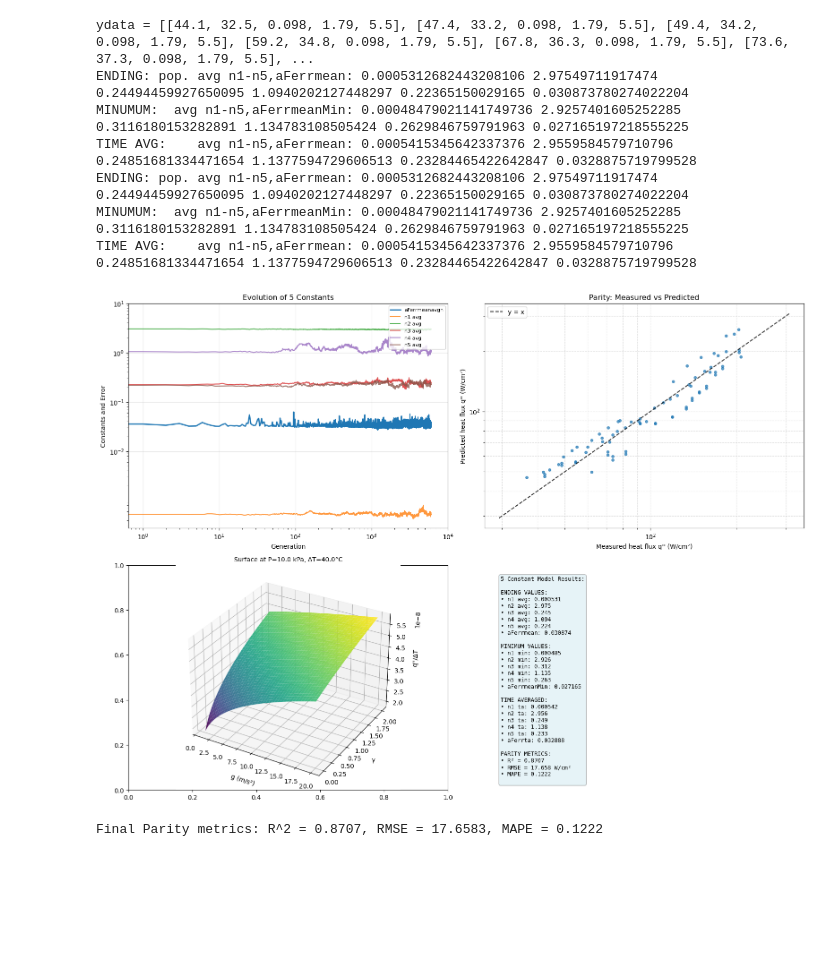
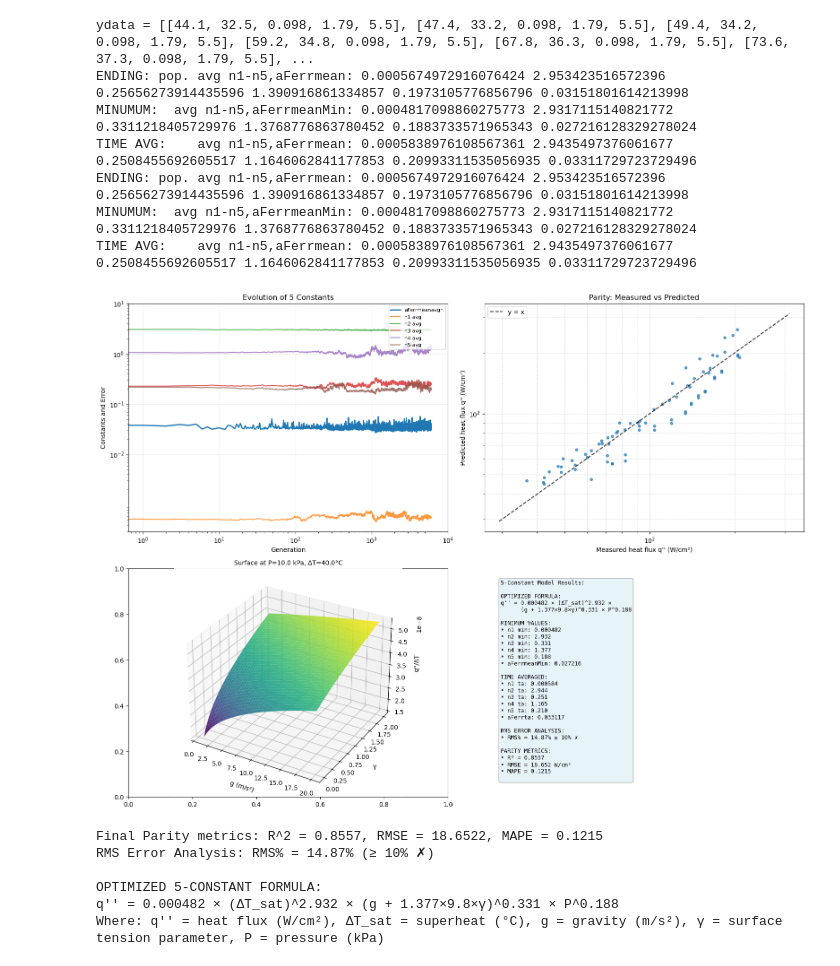
Before and after one commit to FieldDiTian/Mac_workplace, a Jupyter notebook: ml/Project1_3.ipynb, the cells around one changed output. Drawn from its saved outputs; the diff is of its cells as text; code cells hidden in the pictures; blank space fills up the shorter version.

```diff
--- a/ml/Project1_3.ipynb
+++ b/ml/Project1_3.ipynb
@@ -372,12 +372,15 @@ for i in range(ND):
 y_true = np.array(qppdata, dtype=float)
 y_pred = np.array(qpppred, dtype=float)
 
-# compute simple statistics: R^2, RMSE, MAPE
+# compute simple statistics: R^2, RMSE, MAPE, and RMS%
 ss_res = np.sum((y_true - y_pred)**2)
 ss_tot = np.sum((y_true - np.mean(y_true))**2)
 R2 = 1.0 - ss_res/ss_tot if ss_tot != 0 else float('nan')
 RMSE = np.sqrt(np.mean((y_true - y_pred)**2))
 MAPE = np.mean(np.abs((y_true - y_pred)/y_true))
+
+# Compute RMS percentage error for ±10% comparison
+RMS_percent = np.sqrt(np.mean(((y_pred - y_true) / y_true) ** 2)) * 100
 
 # Create comprehensive 2x2 subplot analysis
 plt.rcParams.update({'font.size': 10})
@@ -434,13 +437,9 @@ ax_3d.set_title(f"Surface at P={P_fixed} kPa, ΔT={DD_fixed}°C", fontsize=10)
 axs[1, 1].axis('off')
 results_text = f"""5-Constant Model Results:
 
-ENDING VALUES:
-• n1 avg: {n1avg[k]:.6f}
-• n2 avg: {n2avg[k]:.3f}
-• n3 avg: {n3avg[k]:.3f}
-• n4 avg: {n4avg[k]:.3f}
-• n5 avg: {n5avg[k]:.3f}
-• aFerrmean: {aFerrmeanavgn[k]:.6f}
+OPTIMIZED FORMULA:
+q'' = {n1min:.6f} × (ΔT_sat)^{n2min:.3f} ×
+      (g + {n4min:.3f}×9.8×γ)^{n3min:.3f} × P^{n5min:.3f}
 
 MINIMUM VALUES:
 • n1 min: {n1min:.6f}
@@ -448,38 +447,51 @@ MINIMUM VALUES:
 • n3 min: {n3min:.3f}
 • n4 min: {n4min:.3f}
 • n5 min: {n5min:.3f}
 • aFerrmeanMin: {aFerrmeanavgnMin:.6f}
 
 TIME AVERAGED:
 • n1 ta: {n1ta:.6f}
 • n2 ta: {n2ta:.3f}
 • n3 ta: {n3ta:.3f}
 • n4 ta: {n4ta:.3f}
 • n5 ta: {n5ta:.3f}
 • aFerrta: {aFerrta:.6f}
 
+RMS ERROR ANALYSIS:
+• RMS% = {RMS_percent:.2f}% {'< 10% ✓' if RMS_percent < 10 else '≥ 10% ✗'}
+
 PARITY METRICS:
 • R² = {R2:.4f}
 • RMSE = {RMSE:.3f} W/cm²
 • MAPE = {MAPE:.4f}
 """
 axs[1, 1].text(0.05, 0.95, results_text, transform=axs[1, 1].transAxes,
                fontsize=9, verticalalignment='top', fontfamily='monospace',
                bbox=dict(boxstyle="round,pad=0.3", facecolor="lightblue", alpha=0.3))
 
 plt.tight_layout()
 plt.show()
 
 print(f"Final Parity metrics: R^2 = {R2:.4f}, RMSE = {RMSE:.4f}, MAPE = {MAPE:.4f}")
+print(f"RMS Error Analysis: RMS% = {RMS_percent:.2f}% ({'< 10% ✓' if RMS_percent < 10 else '≥ 10% ✗'})")
+print()
+print("OPTIMIZED 5-CONSTANT FORMULA:")
+print(f"q'' = {n1min:.6f} × (ΔT_sat)^{n2min:.3f} × (g + {n4min:.3f}×9.8×γ)^{n3min:.3f} × P^{n5min:.3f}")
+print("Where: q'' = heat flux (W/cm²), ΔT_sat = superheat (°C), g = gravity (m/s²), γ = surface tension parameter, P = pressure (kPa)")
 
 # end Complete Project1_3 Analysis
 # %% [output]
 ydata = [[44.1, 32.5, 0.098, 1.79, 5.5], [47.4, 33.2, 0.098, 1.79, 5.5], [49.4, 34.2, 0.098, 1.79, 5.5], [59.2, 34.8, 0.098, 1.79, 5.5], [67.8, 36.3, 0.098, 1.79, 5.5], [73.6, 37.3, 0.098, 1.79, 5.5], ...
-ENDING: pop. avg n1-n5,aFerrmean: 0.0005312682443208106 2.97549711917474 0.24494459927650095 1.0940202127448297 0.22365150029165 0.030873780274022204
-MINUMUM:  avg n1-n5,aFerrmeanMin: 0.00048479021141749736 2.9257401605252285 0.3116180153282891 1.134783108505424 0.2629846759791963 0.027165197218555225
-TIME AVG:    avg n1-n5,aFerrmean: 0.0005415345642337376 2.9559584579710796 0.24851681334471654 1.1377594729606513 0.23284465422642847 0.0328875719799528
-ENDING: pop. avg n1-n5,aFerrmean: 0.0005312682443208106 2.97549711917474 0.24494459927650095 1.0940202127448297 0.22365150029165 0.030873780274022204
-MINUMUM:  avg n1-n5,aFerrmeanMin: 0.00048479021141749736 2.9257401605252285 0.3116180153282891 1.134783108505424 0.2629846759791963 0.027165197218555225
-TIME AVG:    avg n1-n5,aFerrmean: 0.0005415345642337376 2.9559584579710796 0.24851681334471654 1.1377594729606513 0.23284465422642847 0.0328875719799528
+ENDING: pop. avg n1-n5,aFerrmean: 0.0005674972916076424 2.953423516572396 0.25656273914435596 1.390916861334857 0.1973105776856796 0.03151801614213998
+MINUMUM:  avg n1-n5,aFerrmeanMin: 0.0004817098860275773 2.9317115140821772 0.3311218405729976 1.3768776863780452 0.1883733571965343 0.027216128329278024
+TIME AVG:    avg n1-n5,aFerrmean: 0.0005838976108567361 2.9435497376061677 0.2508455692605517 1.1646062841177853 0.20993311535056935 0.03311729723729496
+ENDING: pop. avg n1-n5,aFerrmean: 0.0005674972916076424 2.953423516572396 0.25656273914435596 1.390916861334857 0.1973105776856796 0.03151801614213998
+MINUMUM:  avg n1-n5,aFerrmeanMin: 0.0004817098860275773 2.9317115140821772 0.3311218405729976 1.3768776863780452 0.1883733571965343 0.027216128329278024
+TIME AVG:    avg n1-n5,aFerrmean: 0.0005838976108567361 2.9435497376061677 0.2508455692605517 1.1646062841177853 0.20993311535056935 0.03311729723729496
-[figure, old version]
+[figure, new version]
-Final Parity metrics: R^2 = 0.8707, RMSE = 17.6583, MAPE = 0.1222
+Final Parity metrics: R^2 = 0.8557, RMSE = 18.6522, MAPE = 0.1215
+RMS Error Analysis: RMS% = 14.87% (≥ 10% ✗)
+
+OPTIMIZED 5-CONSTANT FORMULA:
+q'' = 0.000482 × (ΔT_sat)^2.932 × (g + 1.377×9.8×γ)^0.331 × P^0.188
+Where: q'' = heat flux (W/cm²), ΔT_sat = superheat (°C), g = gravity (m/s²), γ = surface tension parameter, P = pressure (kPa)
```
Also changed, not shown: 2 other files.
